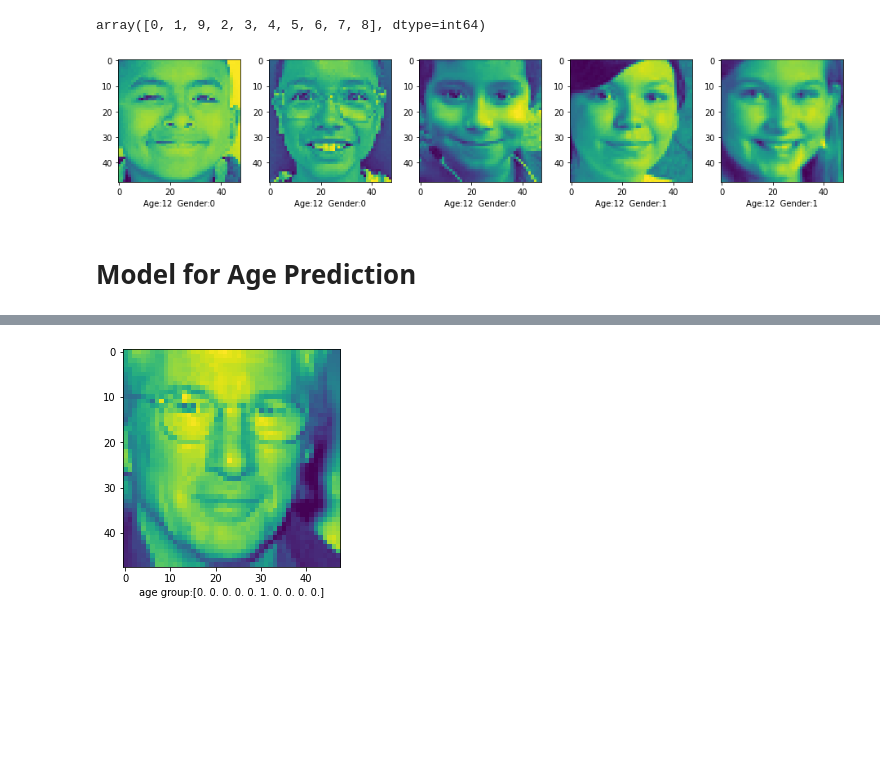
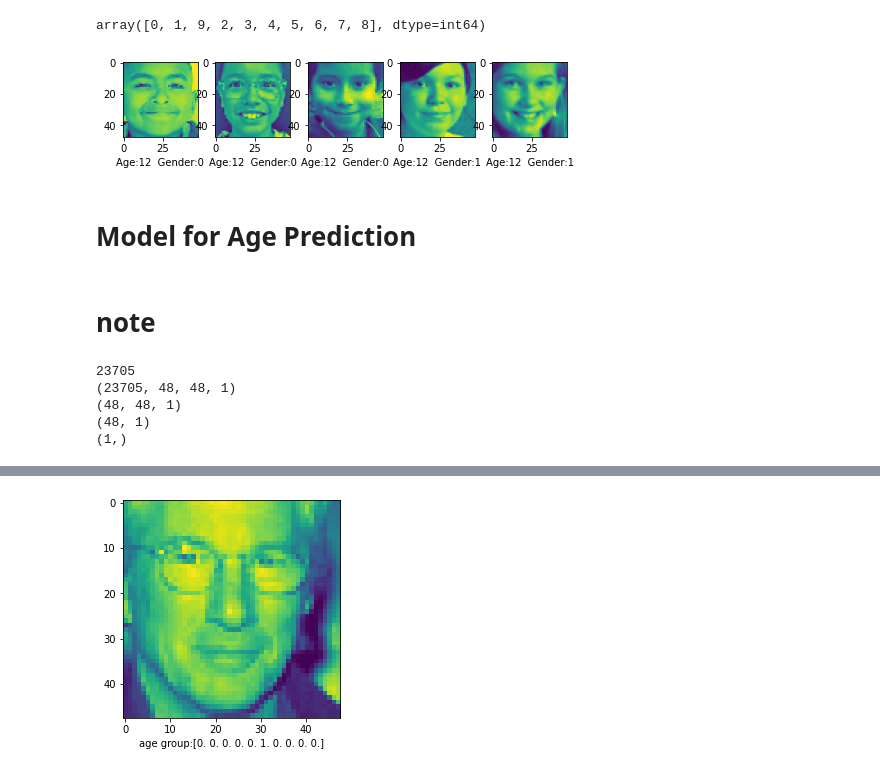
Before and after one commit to Uramud/age-and-gender-detection, a Jupyter notebook: Untitled1_Age.ipynb, the cells around one changed output, grey strips where cells are left out. Cells and saved outputs as stored; diff of their text form; code cells hidden in the pictures; blank space fills up the shorter version.

```diff
--- a/Untitled1_Age.ipynb
+++ b/Untitled1_Age.ipynb
@@ -86,22 +86,22 @@ array([0, 1, 9, 2, 3, 4, 5, 6, 7, 8], dtype=int64)
 # %%
 X = np.array(data['pixels'].tolist())
 
 ## Converting pixels from 1D to 2D
 X = X.reshape(X.shape[0],48,48,1)
 
 # show image
-plt.figure(figsize=(16,16))
+plt.figure(figsize=(8,8))
 for i in range(1500,1505):
     plt.subplot(5,5,(i%25)+1)
     plt.grid(False)
     plt.imshow(data['pixels'].iloc[i].reshape(48,48))
     plt.xlabel(
         "Age:"+str(data['age'].iloc[i])+
         "  Gender:"+ str(data['gender'].iloc[i])
     )
 plt.show()
 # %% [output]
-[figure, old version]
+[figure, new version]
 # %% [markdown]
 # Model for Age Prediction
 # %%
@@ -114,3 +114,17 @@ X_train, X_test, y_train, y_test = train_test_split ( X, y, test_size=0.20, rand
 # try with and without these lines.
 y_train = to_categorical(y_train,num_classes=10)
 y_test = to_categorical(y_test,num_classes=10)
+# %% [markdown]
+# note
+# %%
+print(X.shape[0])
+print(X.shape[0:])
+print(X.shape[1:])
+print(X.shape[2:])
+print(X.shape[3:])
+# %% [output]
+23705
+(23705, 48, 48, 1)
+(48, 48, 1)
+(48, 1)
+(1,)
```
Also changed, not shown: parts of 7 cells of this notebook, 3 other files.
